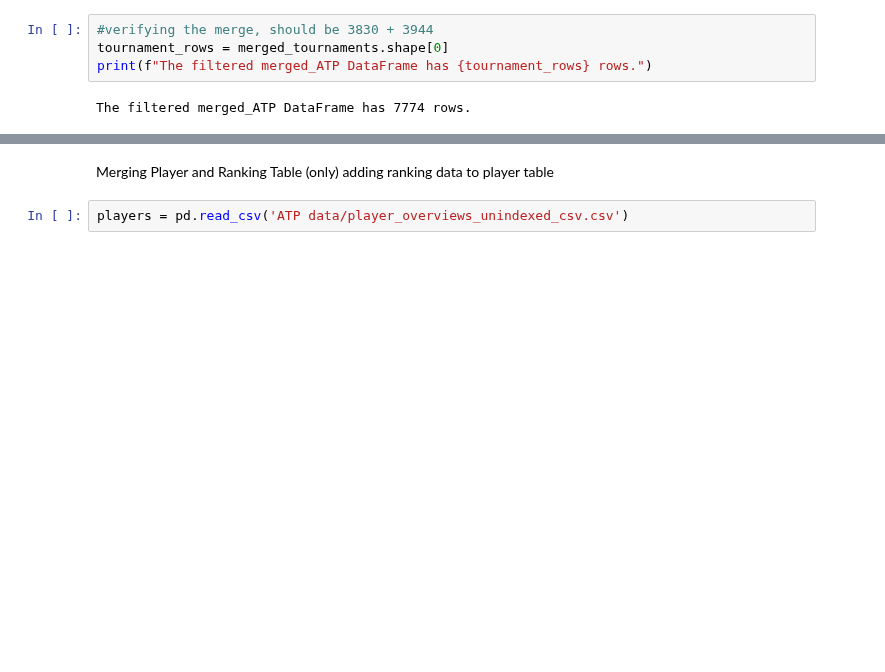
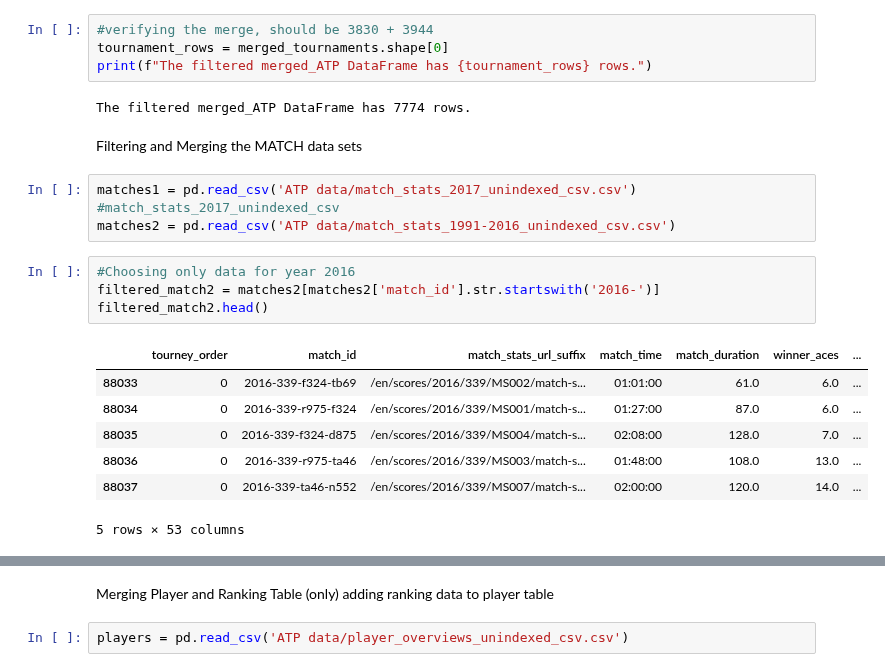
Before and after one commit to Farnaaaz/TenniMatchPrediction, a Jupyter notebook: Cleaned and Compiled Data from 3 dataframes.ipynb, the cells around one changed output, grey strips where cells are left out. Saved outputs shown, nothing was run; the diff lists cells and outputs as text; blank space fills up the shorter version.

```diff
--- a/Cleaned and Compiled Data from 3 dataframes.ipynb
+++ b/Cleaned and Compiled Data from 3 dataframes.ipynb
@@ -64,3 +64,20 @@ tournament_rows = merged_tournaments.shape[0]
 print(f"The filtered merged_ATP DataFrame has {tournament_rows} rows.")
 # %% [output]
 The filtered merged_ATP DataFrame has 7774 rows.
+# %% [markdown]
+Filtering and Merging the MATCH data sets
+# %%
+matches1 = pd.read_csv('ATP data/match_stats_2017_unindexed_csv.csv') #match_stats_2017_unindexed_csv
+matches2 = pd.read_csv('ATP data/match_stats_1991-2016_unindexed_csv.csv')
+# %%
+#Choosing only data for year 2016
+filtered_match2 = matches2[matches2['match_id'].str.startswith('2016-')]
+filtered_match2.head()
+# %% [output]
+|  | tourney_order | match_id | match_stats_url_suffix | match_time | match_duration | winner_aces | ... |
+| 88033 | 0 | 2016-339-f324-tb69 | /en/scores/2016/339/MS002/match-s... | 01:01:00 | 61.0 | 6.0 | ... |
+| 88034 | 0 | 2016-339-r975-f324 | /en/scores/2016/339/MS001/match-s... | 01:27:00 | 87.0 | 6.0 | ... |
+| 88035 | 0 | 2016-339-f324-d875 | /en/scores/2016/339/MS004/match-s... | 02:08:00 | 128.0 | 7.0 | ... |
+| 88036 | 0 | 2016-339-r975-ta46 | /en/scores/2016/339/MS003/match-s... | 01:48:00 | 108.0 | 13.0 | ... |
+| 88037 | 0 | 2016-339-ta46-n552 | /en/scores/2016/339/MS007/match-s... | 02:00:00 | 120.0 | 14.0 | ... |
+5 rows × 53 columns
```
Also changed, not shown: parts of 30 cells of this notebook.
